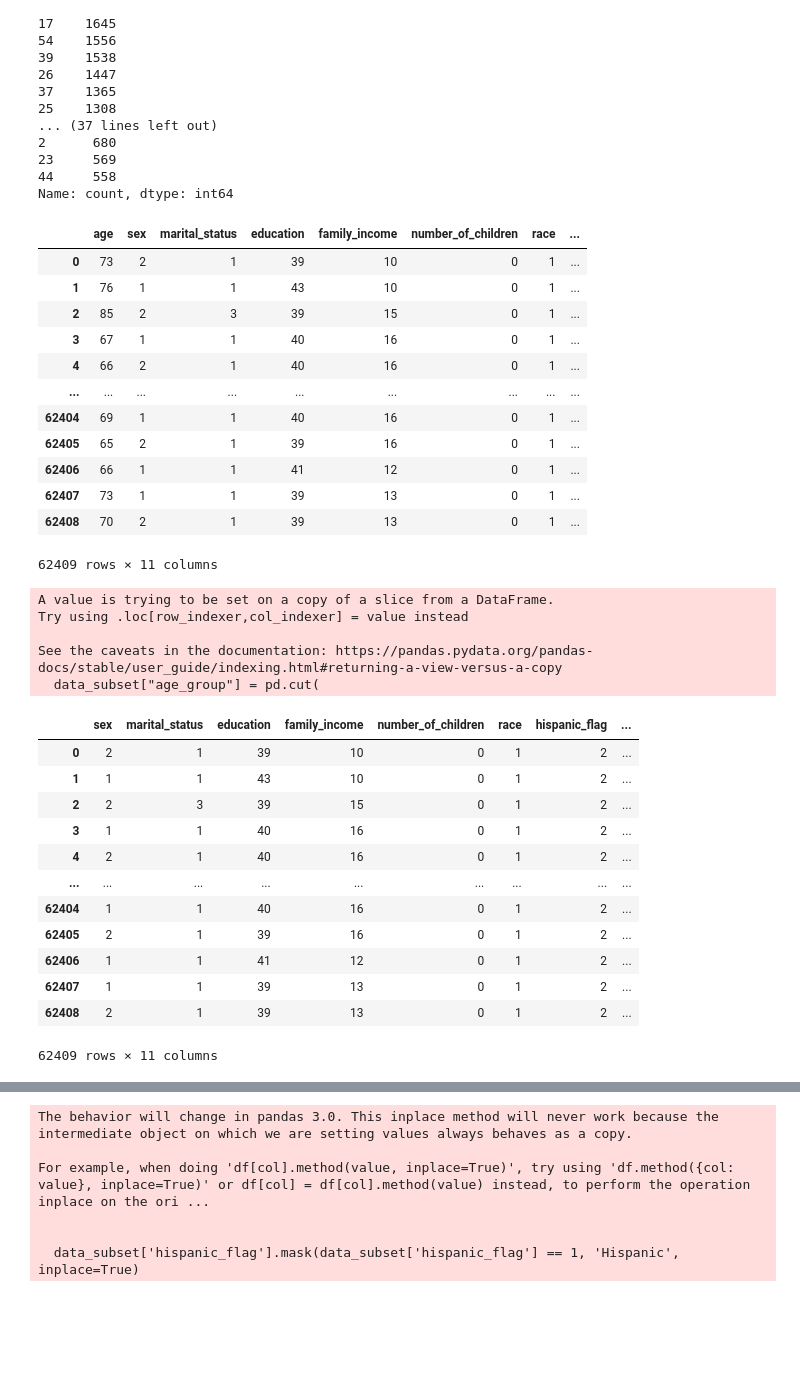
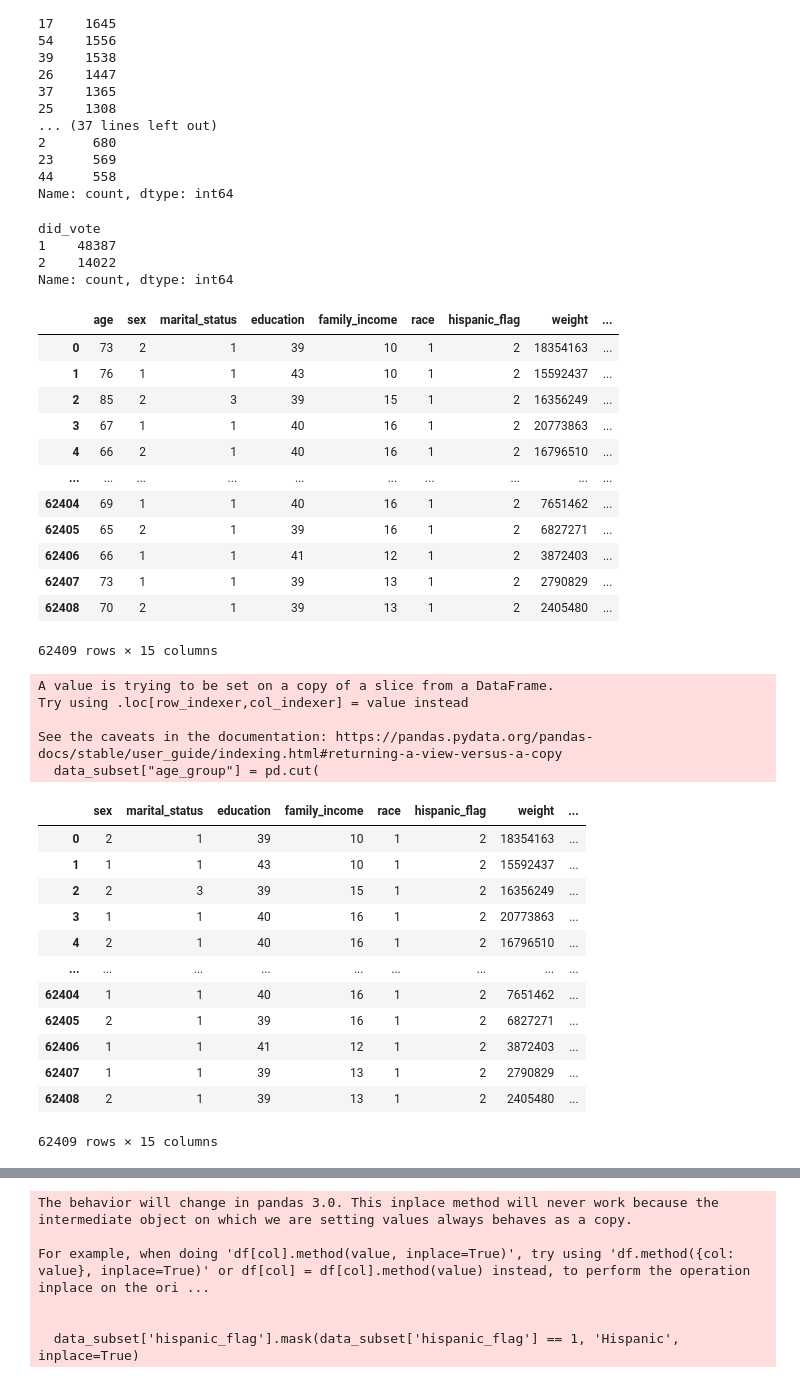
Before and after one commit to ecw70574/US-Census-Voting-and-Registration-DSCI-Capstone-Project, a Jupyter notebook: AggregationsforRNN.ipynb, the cells around one changed output, grey strips where cells are left out. Cells and saved outputs as stored; diff of their text form; code cells hidden in the pictures; blank space fills up the shorter version.

```diff
--- a/AggregationsforRNN.ipynb
+++ b/AggregationsforRNN.ipynb
@@ -66,29 +80,42 @@ data = data.rename(columns={
     "PRCHLD": "number_of_children",
     'PTDTRACE': 'race',
     'PEHSPNON': 'hispanic_flag',
-    'PEAFEVER': 'veteran',
     'PWSSWGT': 'weight',
-    'GESTFIPS': 'state'
-
+    'PRS8': 'time_at_curr_address',
+    'PRNLFSCH': 'curr_student',
+    'HETENURE': 'lease_type',
+    'PRDTOCC1':"job_industry_code",
+    "GEDIV":"geo_region",
+    "PEDIPGED": "GED_or_HS",
+    "PES1": "did_vote"
 })
+# %%
+data["did_vote"].value_counts()
+# %% [output]
+did_vote
+1    48387
+2    14022
+Name: count, dtype: int64
+# %%
+data.loc[data['did_vote'] == 2, 'did_vote'] = 0
 # %%
 # subset only a few features for now, can add more in later
-data_subset = data[["age","sex", "marital_status","education","family_income","number_of_children","race","hispanic_flag", "veteran",'state',"weight"]]
+data_subset = data[["age","sex", "marital_status","education","family_income","race","hispanic_flag","weight", "time_at_curr_address","curr_student","lease_type","job_industry_code","geo_region","GED_or_HS","did_vote"]]
 data_subset
 # %% [output]
-|  | age | sex | marital_status | education | family_income | number_of_children | race | ... |
-| 0 | 73 | 2 | 1 | 39 | 10 | 0 | 1 | ... |
-| 1 | 76 | 1 | 1 | 43 | 10 | 0 | 1 | ... |
-| 2 | 85 | 2 | 3 | 39 | 15 | 0 | 1 | ... |
-| 3 | 67 | 1 | 1 | 40 | 16 | 0 | 1 | ... |
-| 4 | 66 | 2 | 1 | 40 | 16 | 0 | 1 | ... |
-| ... | ... | ... | ... | ... | ... | ... | ... | ... |
-| 62404 | 69 | 1 | 1 | 40 | 16 | 0 | 1 | ... |
-| 62405 | 65 | 2 | 1 | 39 | 16 | 0 | 1 | ... |
-| 62406 | 66 | 1 | 1 | 41 | 12 | 0 | 1 | ... |
-| 62407 | 73 | 1 | 1 | 39 | 13 | 0 | 1 | ... |
-| 62408 | 70 | 2 | 1 | 39 | 13 | 0 | 1 | ... |
+|  | age | sex | marital_status | education | family_income | race | hispanic_flag | weight | ... |
+| 0 | 73 | 2 | 1 | 39 | 10 | 1 | 2 | 18354163 | ... |
+| 1 | 76 | 1 | 1 | 43 | 10 | 1 | 2 | 15592437 | ... |
+| 2 | 85 | 2 | 3 | 39 | 15 | 1 | 2 | 16356249 | ... |
+| 3 | 67 | 1 | 1 | 40 | 16 | 1 | 2 | 20773863 | ... |
+| 4 | 66 | 2 | 1 | 40 | 16 | 1 | 2 | 16796510 | ... |
+| ... | ... | ... | ... | ... | ... | ... | ... | ... | ... |
+| 62404 | 69 | 1 | 1 | 40 | 16 | 1 | 2 | 7651462 | ... |
+| 62405 | 65 | 2 | 1 | 39 | 16 | 1 | 2 | 6827271 | ... |
+| 62406 | 66 | 1 | 1 | 41 | 12 | 1 | 2 | 3872403 | ... |
+| 62407 | 73 | 1 | 1 | 39 | 13 | 1 | 2 | 2790829 | ... |
+| 62408 | 70 | 2 | 1 | 39 | 13 | 1 | 2 | 2405480 | ... |
-62409 rows × 11 columns
+62409 rows × 15 columns
 # %%
 # reducing cardinality of age feature by binning
 bins = [18, 25, 35, 45, 55, 65, 100]
@@ -112,19 +139,19 @@ See the caveats in the documentation: https://pandas.pydata.org/pandas-docs/stab
 # %%
 data_subset
 # %% [output]
-|  | sex | marital_status | education | family_income | number_of_children | race | hispanic_flag | ... |
-| 0 | 2 | 1 | 39 | 10 | 0 | 1 | 2 | ... |
-| 1 | 1 | 1 | 43 | 10 | 0 | 1 | 2 | ... |
-| 2 | 2 | 3 | 39 | 15 | 0 | 1 | 2 | ... |
-| 3 | 1 | 1 | 40 | 16 | 0 | 1 | 2 | ... |
-| 4 | 2 | 1 | 40 | 16 | 0 | 1 | 2 | ... |
+|  | sex | marital_status | education | family_income | race | hispanic_flag | weight | ... |
+| 0 | 2 | 1 | 39 | 10 | 1 | 2 | 18354163 | ... |
+| 1 | 1 | 1 | 43 | 10 | 1 | 2 | 15592437 | ... |
+| 2 | 2 | 3 | 39 | 15 | 1 | 2 | 16356249 | ... |
+| 3 | 1 | 1 | 40 | 16 | 1 | 2 | 20773863 | ... |
+| 4 | 2 | 1 | 40 | 16 | 1 | 2 | 16796510 | ... |
 | ... | ... | ... | ... | ... | ... | ... | ... | ... |
-| 62404 | 1 | 1 | 40 | 16 | 0 | 1 | 2 | ... |
-| 62405 | 2 | 1 | 39 | 16 | 0 | 1 | 2 | ... |
-| 62406 | 1 | 1 | 41 | 12 | 0 | 1 | 2 | ... |
-| 62407 | 1 | 1 | 39 | 13 | 0 | 1 | 2 | ... |
-| 62408 | 2 | 1 | 39 | 13 | 0 | 1 | 2 | ... |
+| 62404 | 1 | 1 | 40 | 16 | 1 | 2 | 7651462 | ... |
+| 62405 | 2 | 1 | 39 | 16 | 1 | 2 | 6827271 | ... |
+| 62406 | 1 | 1 | 41 | 12 | 1 | 2 | 3872403 | ... |
+| 62407 | 1 | 1 | 39 | 13 | 1 | 2 | 2790829 | ... |
+| 62408 | 2 | 1 | 39 | 13 | 1 | 2 | 2405480 | ... |
-62409 rows × 11 columns
+62409 rows × 15 columns
 # %%
 # JUST DOING A SMALL FEATURE SET FOR NOW
 # CAN INCLUDE MORE LATER (AND INCLUDE A FORMAL FEATURE SELECTION)
```
Also changed, not shown: parts of 13 cells of this notebook.
